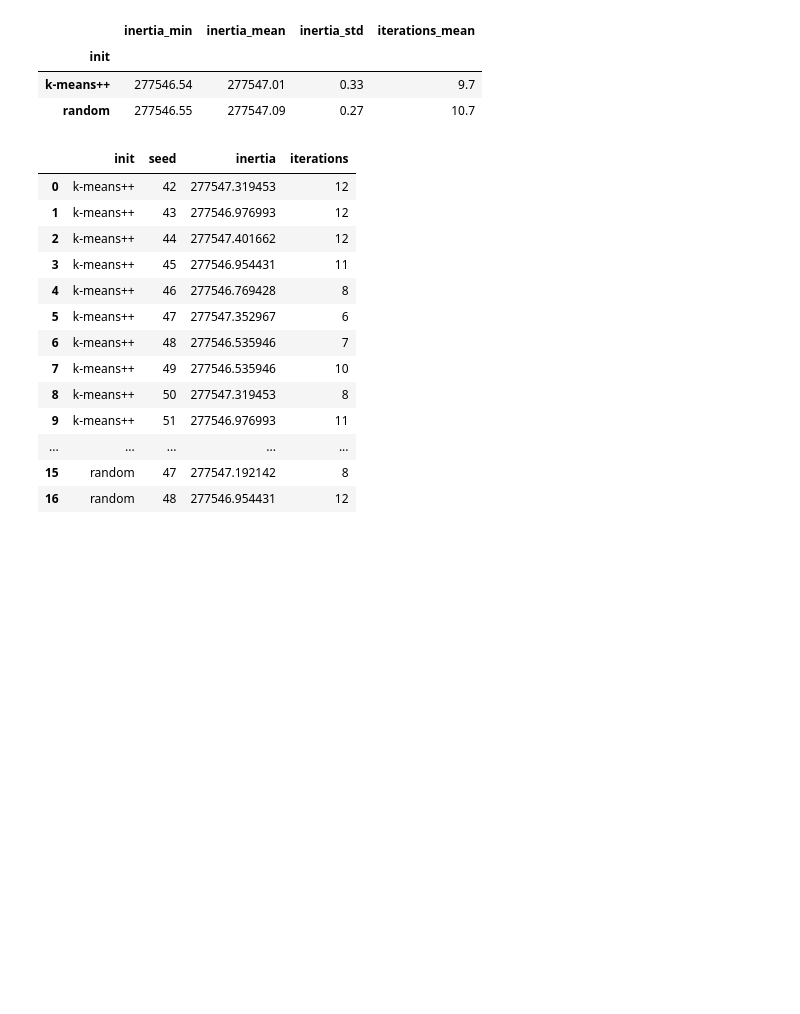
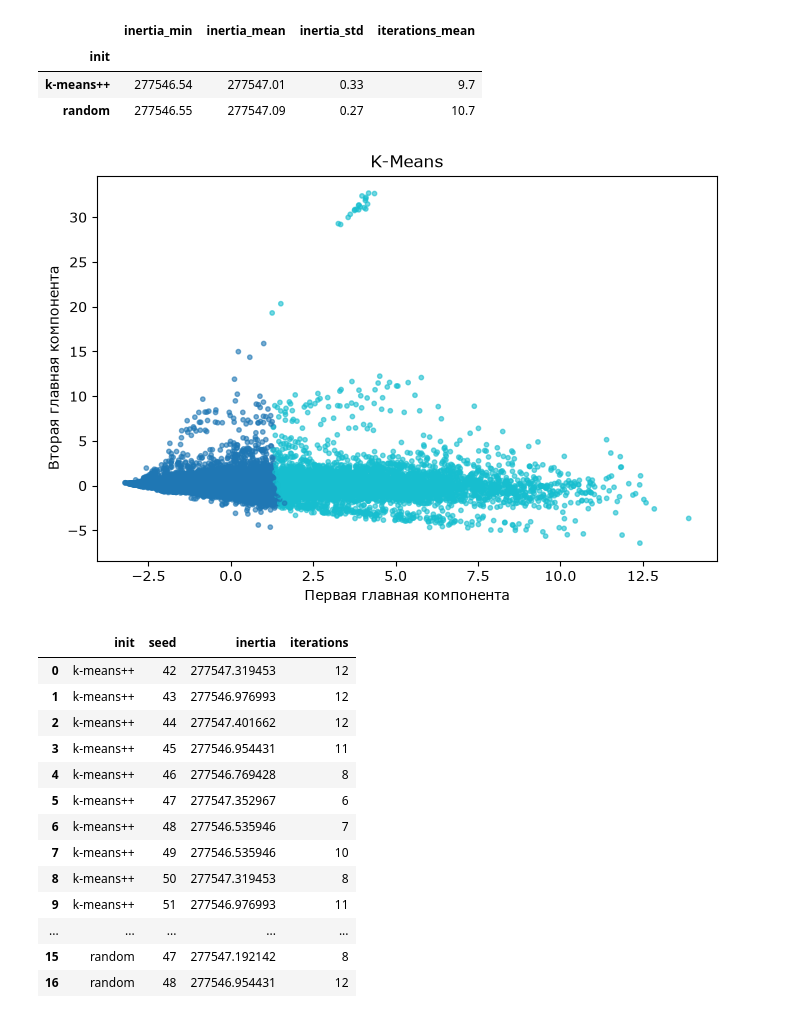
Before and after one commit to zheeenyaaa/ML_Classificators, a Jupyter notebook: 2laba.ipynb, the cells around one changed output. Cells and saved outputs as stored; diff of their text form; code cells hidden in the pictures; blank space fills up the shorter version.

```diff
--- a/2laba.ipynb
+++ b/2laba.ipynb
@@ -247,6 +273,22 @@ display(summary.round(2))
 | init |  |  |  |  |
 | k-means++ | 277546.54 | 277547.01 | 0.33 | 9.7 |
 | random | 277546.55 | 277547.09 | 0.27 | 10.7 |
+# %%
+# Берём один запуск K-Means с минимальной инерцией.
+labels_kmeans = partitions[int(results["inertia"].idxmin())]
+X_kmeans_2d = PCA(n_components=2).fit_transform(X)
+
+plt.figure(figsize=(8, 5))
+plt.scatter(
+    X_kmeans_2d[:, 0], X_kmeans_2d[:, 1],
+    c=labels_kmeans, cmap="tab10", s=10, alpha=0.6,
+)
+plt.xlabel("Первая главная компонента")
+plt.ylabel("Вторая главная компонента")
+plt.title("K-Means")
+plt.show()
+# %% [output]
+[figure, added]
 # %%
 results
 # %% [output]
```
Also changed, not shown: parts of 22 cells of this notebook, 3 other files.
